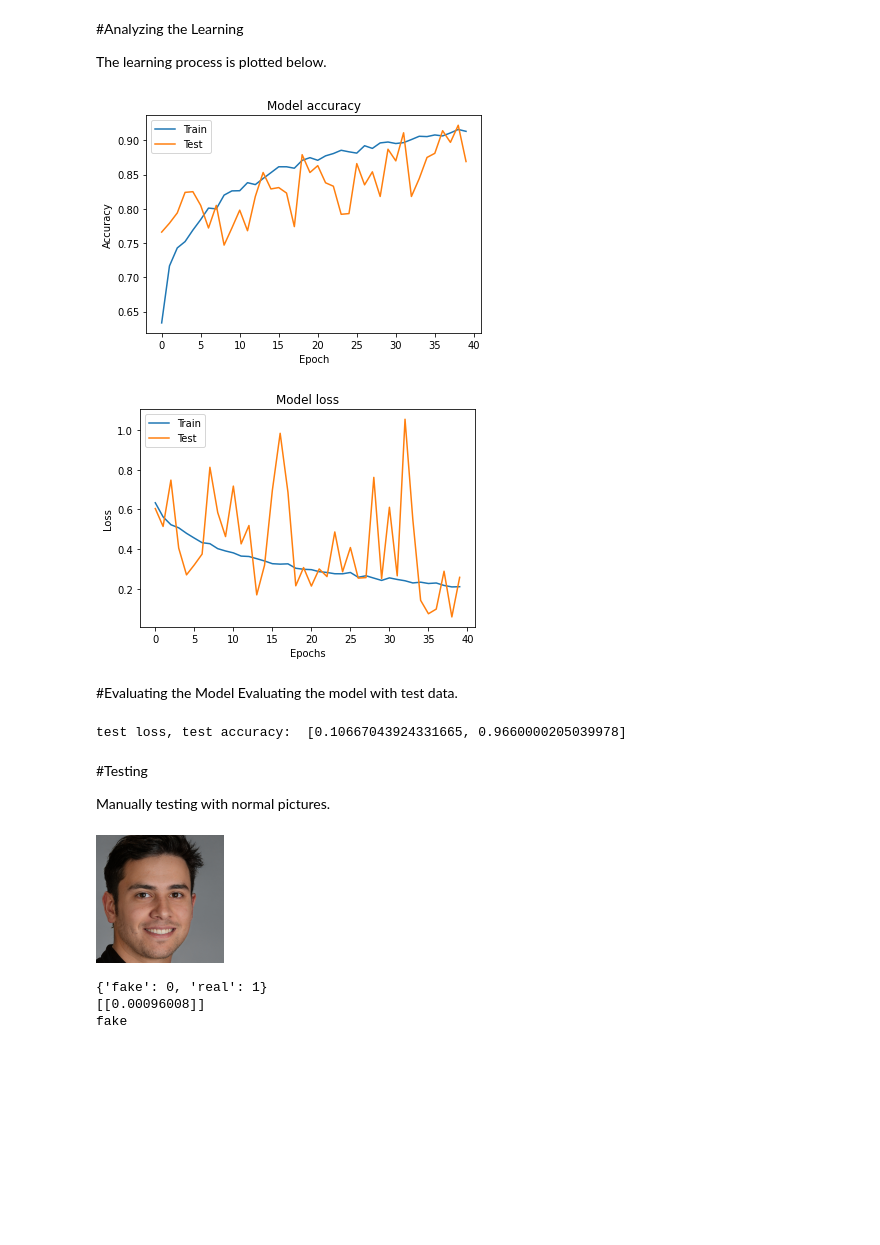
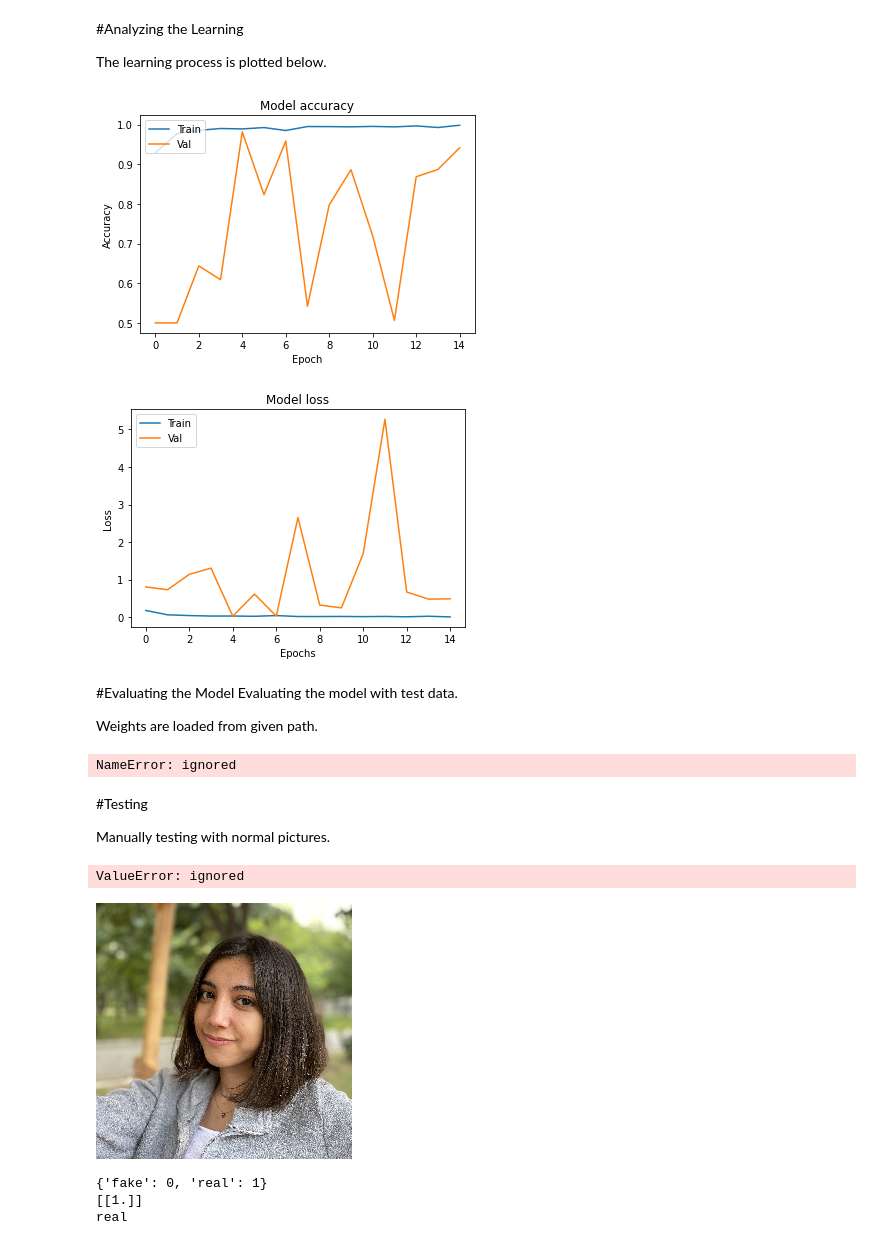
Before and after one commit to omerrcem/fake-face-detector, a Jupyter notebook: FakePersonDetector.ipynb, the cells around one changed output. Cells and saved outputs as stored; diff of their text form; code cells hidden in the pictures; blank space fills up the shorter version.

```diff
--- a/FakePersonDetector.ipynb
+++ b/FakePersonDetector.ipynb
@@ -171,0 +285,9 @@ _________________________________________________________________
+# %%
+classifier = resNet()
+# Alternatives are
+#
+# classifier = alexNet()
+# classifier = vgg16()
+# classifier = defaultNet()
+
+classifier.summary()
@@ -180,9 +302,9 @@ Current settings for epoch is 15.
 # %%
-filepath = "/content/drive/My Drive/DeepLearning/best_model_v8.hdf5"
+filepath = "/content/drive/My Drive/DeepLearning/best_model_alexNet.hdf5"
 checkpoint = ModelCheckpoint(filepath, monitor='val_accuracy', verbose=1, save_best_only=True, mode='max')
 history = classifier.fit_generator(training_set,
                          epochs = 15 ,
-                         validation_data = test_set,
+                         validation_data = validation_set,
                          callbacks = [checkpoint])
 print(history.history.keys())
 # %% [output]
@@ -213,7 +335,7 @@ plt.plot(history.history['val_accuracy'])
 plt.title('Model accuracy')
 plt.ylabel('Accuracy')
 plt.xlabel('Epoch')
-plt.legend(['Train', 'Test'], loc='upper left')
+plt.legend(['Train', 'Val'], loc='upper left')
 plt.show()
 
 plt.plot(history.history['loss'])
@@ -221,42 +343,50 @@ plt.plot(history.history['val_loss'])
 plt.title('Model loss')
 plt.ylabel('Loss')
 plt.xlabel('Epochs')
-plt.legend(['Train', 'Test'], loc='upper left')
+plt.legend(['Train', 'Val'], loc='upper left')
 plt.show()
 # %% [output]
-[figure, old version]
+[figure, new version]
-[figure, old version]
+[figure, new version]
 # %% [markdown]
 #Evaluating the Model
 Evaluating the model with test data.
+
+Weights are loaded from given path.
 # %%
-classifier.load_weights("/content/drive/My Drive/DeepLearning/best_model_v4.hdf5")
+classifier.load_weights("/content/drive/My Drive/DeepLearning/best_model_resNet.hdf5")
 evaluation = classifier.evaluate_generator(test_set)
 print('test loss, test accuracy: ', evaluation)
 # %% [output]
-test loss, test accuracy:  [0.10667043924331665, 0.9660000205039978]
+NameError: ignored
 # %% [markdown]
 #Testing
 
 Manually testing with normal pictures.
 # %%
-classifier.load_weights("/content/drive/My Drive/DeepLearning/best_model_v4.hdf5")
+classifier.load_weights("/content/drive/My Drive/DeepLearning/best_model_default.hdf5")
+# %% [output]
+ValueError: ignored
 # %%
 from keras.preprocessing import image
-test_image = image.load_img('/content/drive/My Drive/DeepLearning/data/unzipped/project_data/test_set/fake/00075.png', target_size = (128, 128))
-display(test_image)
+
+path = '/content/sample_data/image0.jpg'
+test_image = image.load_img( path, target_size = (128, 128))
+preview = image.load_img(path, target_size = (256, 256))
+
+display(preview)
 test_image = image.img_to_array(test_image)/255
 test_image = np.expand_dims(test_image, axis = 0)
 result = classifier.predict(test_image)
 print(training_set.class_indices)
 print(result)
 if result[0][0] > 0.5:
     prediction = 'real'
 else:
     prediction = 'fake'
 print(prediction)
 # %% [output]
-[figure, old version]
+[figure, new version]
 {'fake': 0, 'real': 1}
-[[0.00096008]]
-fake
+[[1.]]
+real
```
Also changed, not shown: parts of 18 cells of this notebook.
